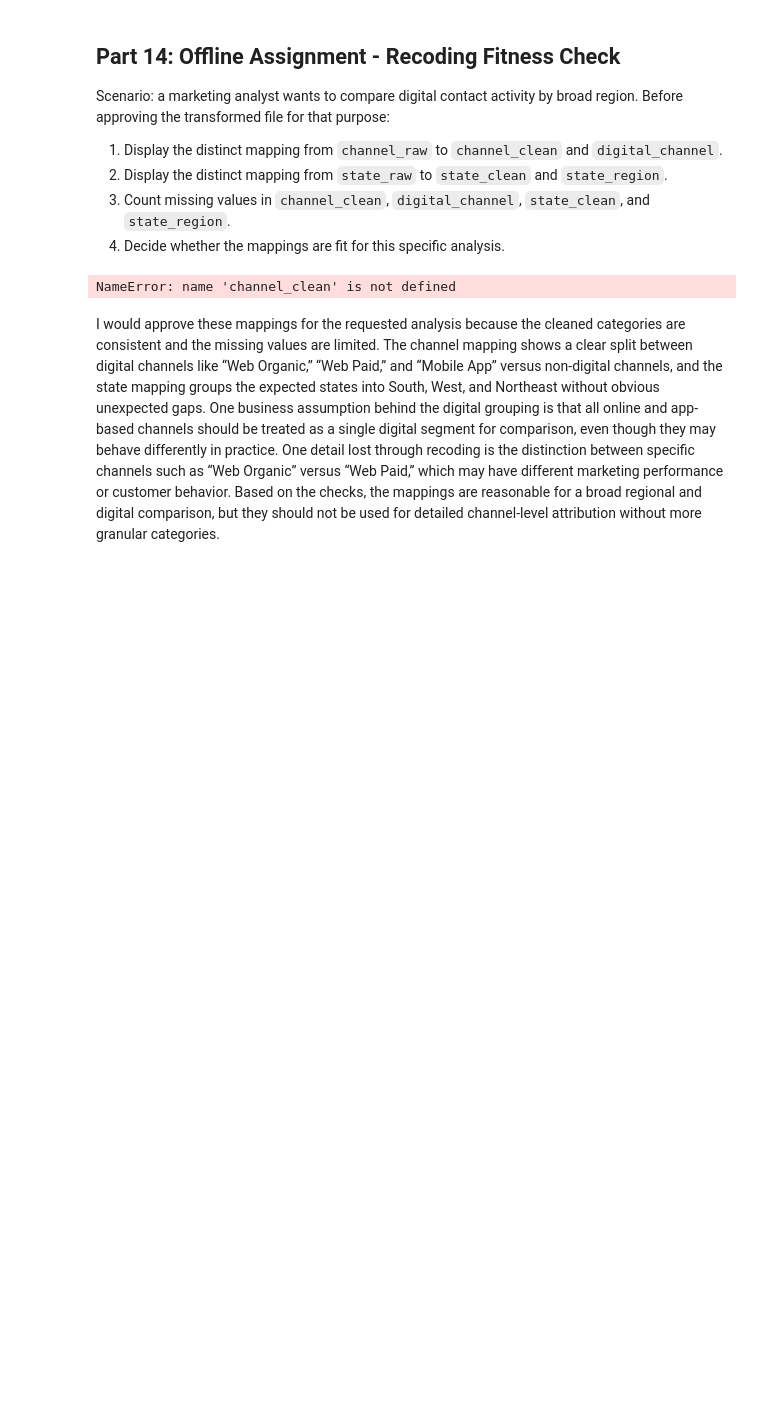
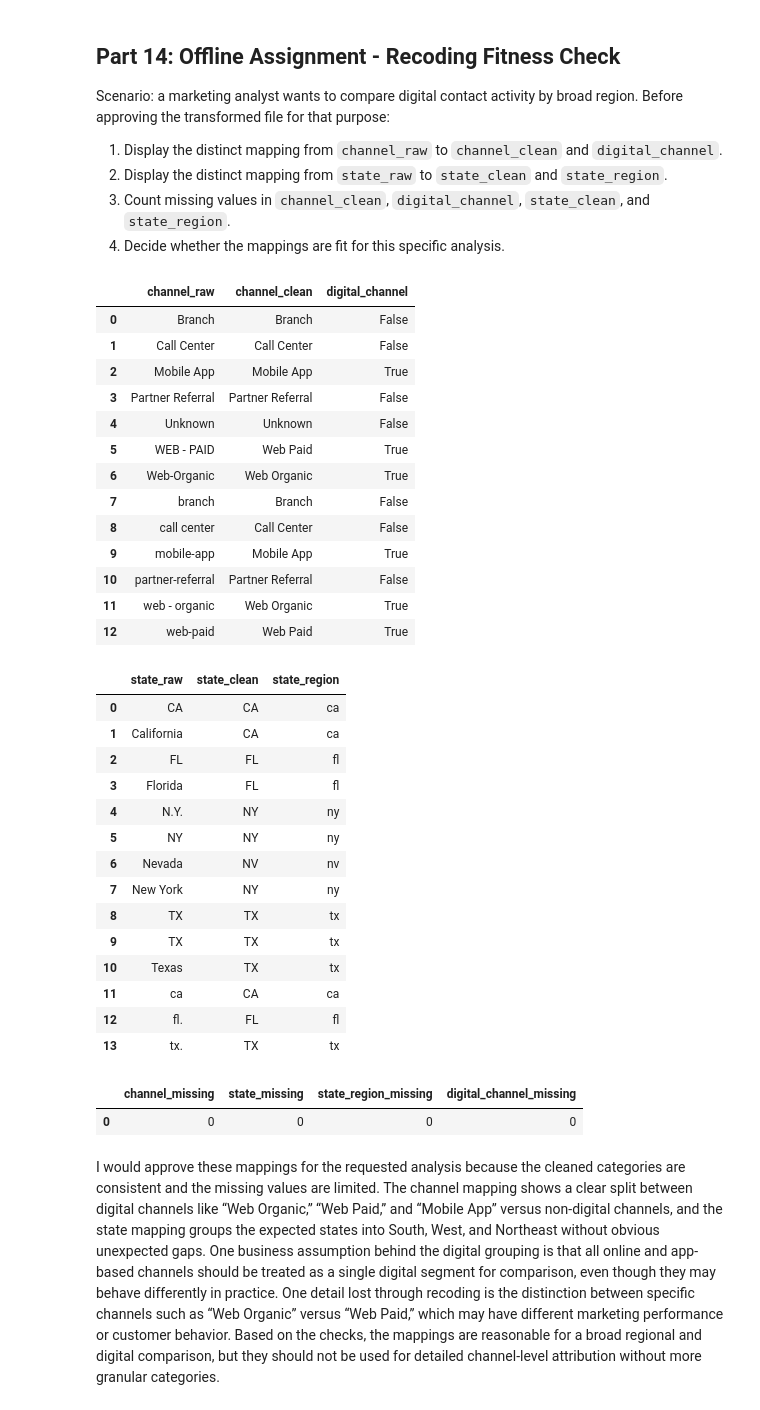
Before and after one commit to oggg19/-ban6003-week-05-06-2calebogier, a Jupyter notebook: notebooks/module6_string_categorical_guided_lab.ipynb, the cells around one changed output. Drawn from its saved outputs; the diff is of its cells as text; code cells hidden in the pictures; blank space fills up the shorter version.

```diff
--- a/notebooks/module6_string_categorical_guided_lab.ipynb
+++ b/notebooks/module6_string_categorical_guided_lab.ipynb
@@ -767,14 +767,68 @@ Scenario: a marketing analyst wants to compare digital contact activity by broad
 # %%
 # Offline Assignment - Your code here
 # Hints:
 # - Select each raw/clean mapping pair and use .drop_duplicates().
 # - Sort the mapping review by the raw value so it is easy to scan.
 # - Select the four cleaned mapping columns, then use .isna().sum().
 # Create channel_mapping_review, state_mapping_review, and missing_mapping_counts.
 # Display all three results.
-channel_clean
+channel_mapping_review = (
+    df.loc[:, ["channel_raw", "channel_clean", "digital_channel"]]
+    .drop_duplicates()
+    .sort_values("channel_raw")
+    .reset_index(drop=True)
+)
+
+display(channel_mapping_review)
+
+state_mapping_review = (
+    df.loc[:, ["state_raw", "state_clean", "state_region"]]
+    .drop_duplicates()
+    .sort_values("state_raw")
+    .reset_index(drop=True)
+)
+
+display(state_mapping_review)
+
+missing_mapping_counts = pd.DataFrame({
+    "channel_missing": [df["channel_clean"].isna().sum()],
+    "state_missing": [df["state_clean"].isna().sum()],
+    "state_region_missing": [df["state_region"].isna().sum()],
+    "digital_channel_missing": [df["digital_channel"].isna().sum()]
+})
+display(missing_mapping_counts)
 # %% [output]
-NameError: name 'channel_clean' is not defined
+|  | channel_raw | channel_clean | digital_channel |
+| 0 | Branch | Branch | False |
+| 1 | Call Center | Call Center | False |
+| 2 | Mobile App | Mobile App | True |
+| 3 | Partner Referral | Partner Referral | False |
+| 4 | Unknown | Unknown | False |
+| 5 | WEB - PAID | Web Paid | True |
+| 6 | Web-Organic | Web Organic | True |
+| 7 | branch | Branch | False |
+| 8 | call center | Call Center | False |
+| 9 | mobile-app | Mobile App | True |
+| 10 | partner-referral | Partner Referral | False |
+| 11 | web - organic | Web Organic | True |
+| 12 | web-paid | Web Paid | True |
+|  | state_raw | state_clean | state_region |
+| 0 | CA | CA | ca |
+| 1 | California | CA | ca |
+| 2 | FL | FL | fl |
+| 3 | Florida | FL | fl |
+| 4 | N.Y. | NY | ny |
+| 5 | NY | NY | ny |
+| 6 | Nevada | NV | nv |
+| 7 | New York | NY | ny |
+| 8 | TX | TX | tx |
+| 9 | TX | TX | tx |
+| 10 | Texas | TX | tx |
+| 11 | ca | CA | ca |
+| 12 | fl. | FL | fl |
+| 13 | tx. | TX | tx |
+|  | channel_missing | state_missing | state_region_missing | digital_channel_missing |
+| 0 | 0 | 0 | 0 | 0 |
 # %% [markdown]
 I would approve these mappings for the requested analysis because the cleaned categories are consistent and the missing values are limited. The channel mapping shows a clear split between digital channels like “Web Organic,” “Web Paid,” and “Mobile App” versus non-digital channels, and the state mapping groups the expected states into South, West, and Northeast without obvious unexpected gaps. One business assumption behind the digital grouping is that all online and app-based channels should be treated as a single digital segment for comparison, even though they may behave differently in practice. One detail lost through recoding is the distinction between specific channels such as “Web Organic” versus “Web Paid,” which may have different marketing performance or customer behavior. Based on the checks, the mappings are reasonable for a broad regional and digital comparison, but they should not be used for detailed channel-level attribution without more granular categories.
 # %% [markdown]
```
